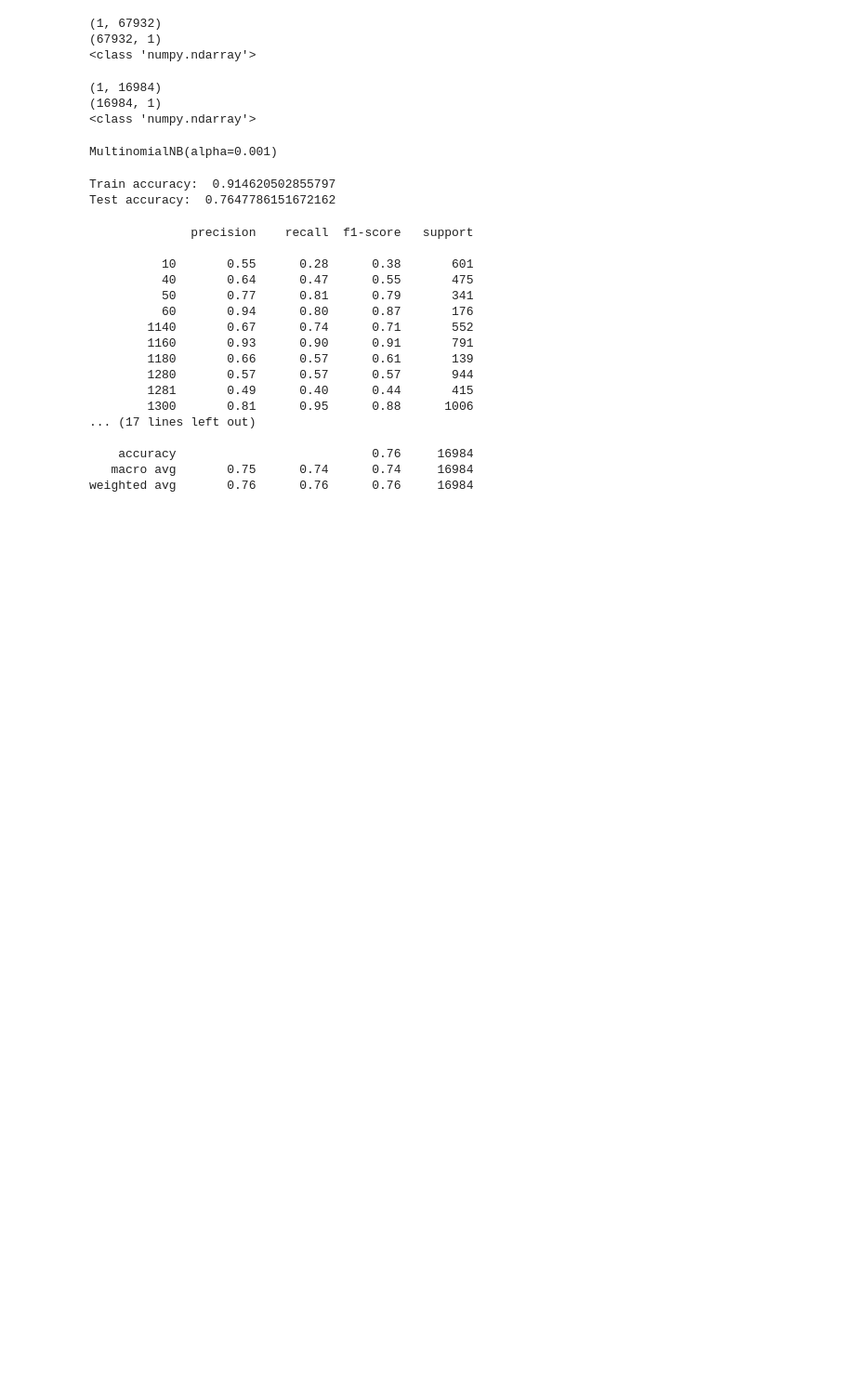
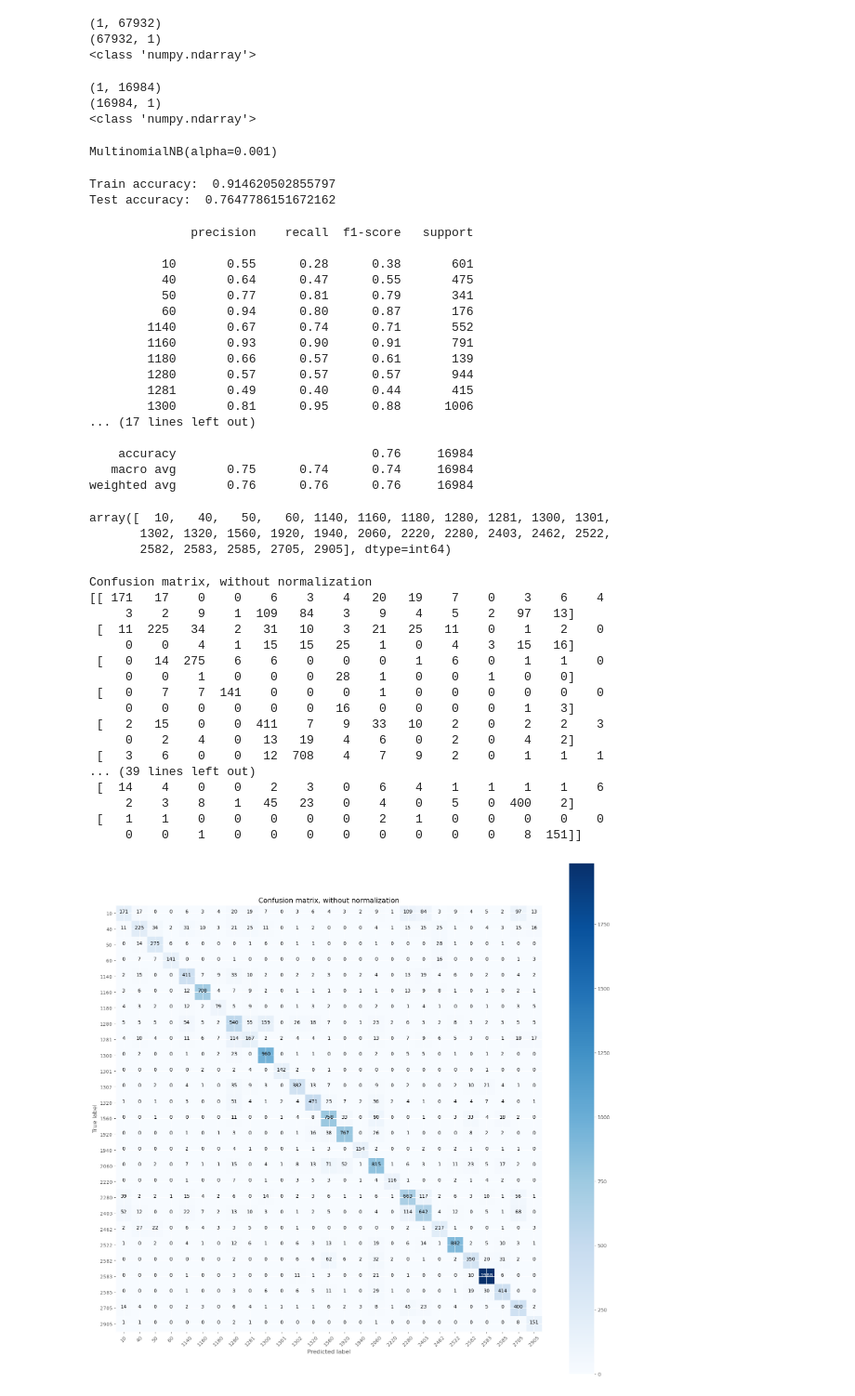
Before and after one commit to JoffreyLGT/Rakuten-products-classification, a Jupyter notebook: notebooks/text_models.ipynb, the cells around one changed output. Shown at 93% size. Drawn from its saved outputs; the diff is of its cells as text; code cells hidden in the pictures; blank space fills up the shorter version.

Commit message:
added confusion matrix

```diff
--- a/notebooks/text_models.ipynb
+++ b/notebooks/text_models.ipynb
@@ -198,3 +198,73 @@ print(classification_report(y_test, y_test_pred))
     accuracy                           0.76     16984
    macro avg       0.75      0.74      0.74     16984
 weighted avg       0.76      0.76      0.76     16984
+# %%
+import matplotlib.pyplot as plt
+from matplotlib import cm
+%matplotlib inline
+plt.style.use('ggplot')
+import itertools
+
+def plot_confusion_matrix(cm, classes,
+                          normalize=False,
+                          title='Confusion matrix',
+                          cmap=plt.cm.Blues):
+    """
+    This function prints and plots the confusion matrix.
+    Normalization can be applied by setting `normalize=True`.
+    """
+    plt.imshow(cm, interpolation='nearest', cmap=cmap)
+    plt.title(title)
+    plt.colorbar()
+    tick_marks = np.arange(len(classes))
+    plt.xticks(tick_marks, classes, rotation=45)
+    plt.yticks(tick_marks, classes)
+
+    if normalize:
+        cm = cm.astype('float') / cm.sum(axis=1)[:, np.newaxis]
+        print("Normalized confusion matrix")
+    else:
+        print('Confusion matrix, without normalization')
+
+    print(cm)
+
+    thresh = cm.max() / 2.
+
+    for i, j in itertools.product(range(cm.shape[0]), range(cm.shape[1])):
+        plt.text(j, i, round(cm[i, j],2),
+                horizontalalignment="center",
+                color="white" if cm[i, j] > thresh else "black")
+
+    plt.tight_layout()
+    plt.ylabel('True label')
+    plt.xlabel('Predicted label')
+# %%
+np.unique(y_train)
+# %% [output]
+array([  10,   40,   50,   60, 1140, 1160, 1180, 1280, 1281, 1300, 1301,
+       1302, 1320, 1560, 1920, 1940, 2060, 2220, 2280, 2403, 2462, 2522,
+       2582, 2583, 2585, 2705, 2905], dtype=int64)
+# %%
+cnf_matrix = confusion_matrix(y_test, y_test_pred)
+plt.figure(figsize=(16, 15))
+plot_confusion_matrix(cnf_matrix, classes=np.unique(y_train),
+                      title='Confusion matrix, without normalization')
+# %% [output]
+Confusion matrix, without normalization
+[[ 171   17    0    0    6    3    4   20   19    7    0    3    6    4
+     3    2    9    1  109   84    3    9    4    5    2   97   13]
+ [  11  225   34    2   31   10    3   21   25   11    0    1    2    0
+     0    0    4    1   15   15   25    1    0    4    3   15   16]
+ [   0   14  275    6    6    0    0    0    1    6    0    1    1    0
+     0    0    1    0    0    0   28    1    0    0    1    0    0]
+ [   0    7    7  141    0    0    0    1    0    0    0    0    0    0
+     0    0    0    0    0    0   16    0    0    0    0    1    3]
+ [   2   15    0    0  411    7    9   33   10    2    0    2    2    3
+     0    2    4    0   13   19    4    6    0    2    0    4    2]
+ [   3    6    0    0   12  708    4    7    9    2    0    1    1    1
+... (39 lines left out)
+ [  14    4    0    0    2    3    0    6    4    1    1    1    1    6
+     2    3    8    1   45   23    0    4    0    5    0  400    2]
+ [   1    1    0    0    0    0    0    2    1    0    0    0    0    0
+     0    0    1    0    0    0    0    0    0    0    0    8  151]]
+[figure, added]
```
